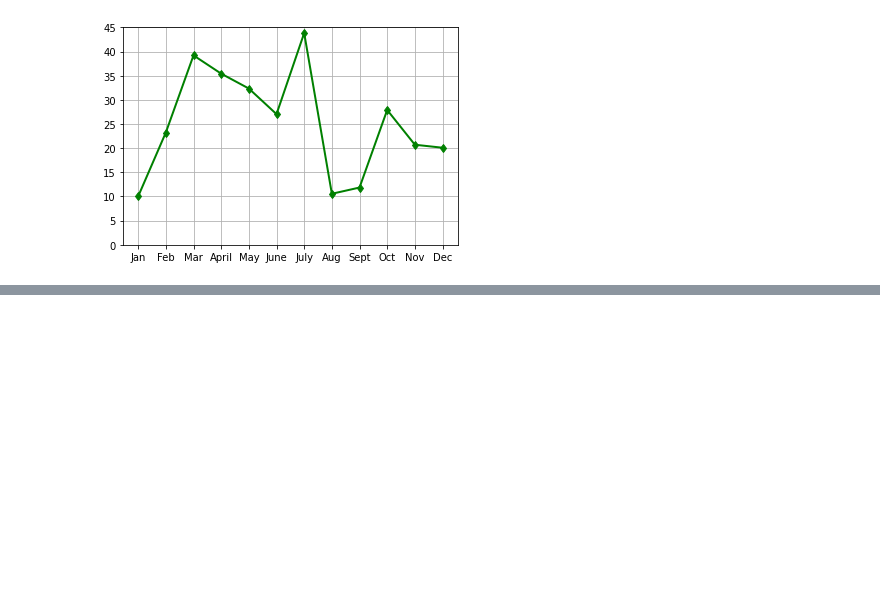
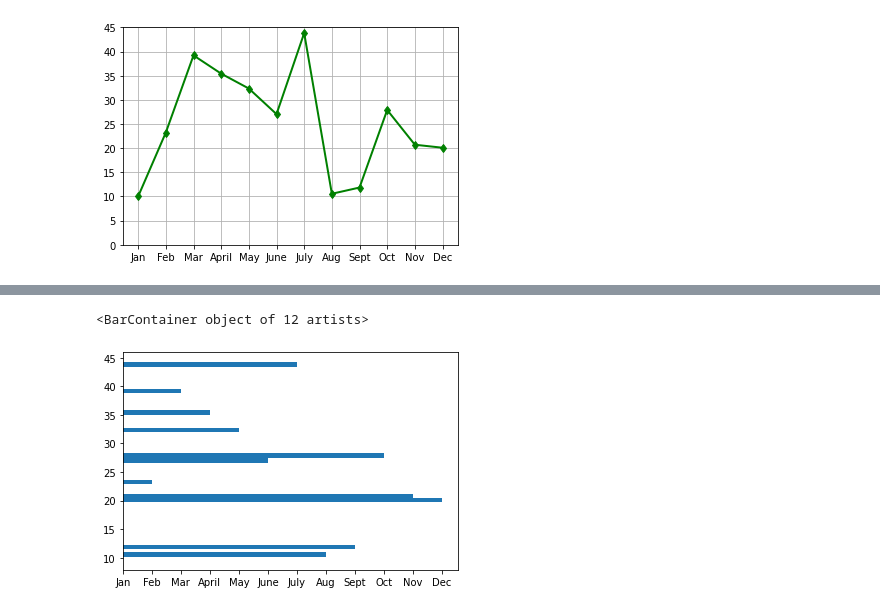
Before and after one commit to launica2303/PyBer_Analysis, a Jupyter notebook: matplotlib_practice.ipynb, the cells around one changed output, grey strips where cells are left out. Cells and saved outputs as stored; diff of their text form; code cells hidden in the pictures; blank space fills up the shorter version.

```diff
--- a/matplotlib_practice.ipynb
+++ b/matplotlib_practice.ipynb
@@ -94,0 +126,6 @@ ax.legend('Boston')
+# %%
+# Create the plot
+plt.barh(y_axis, x_axis)
+# %% [output]
+<BarContainer object of 12 artists>
+[figure, added]
```
Also changed, not shown: parts of 11 cells of this notebook.
